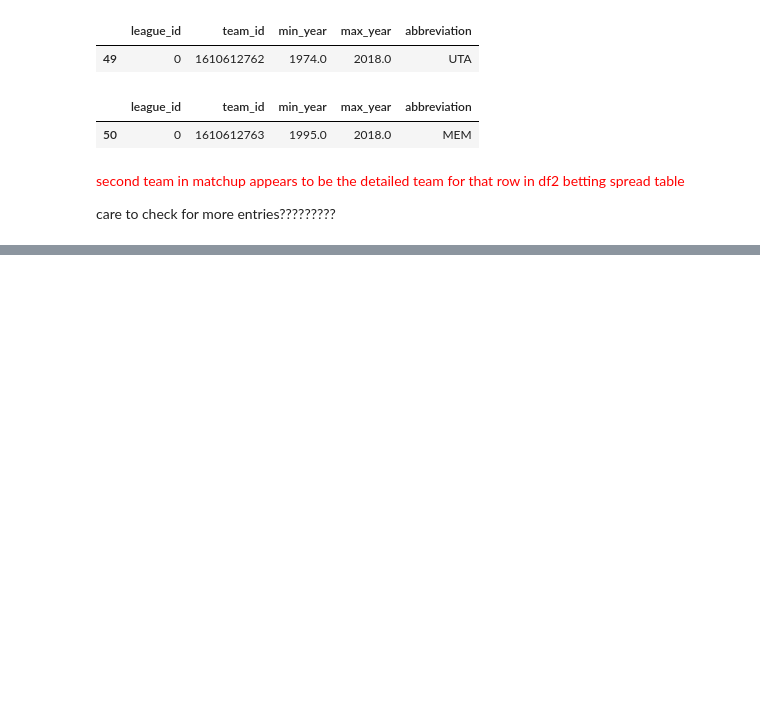
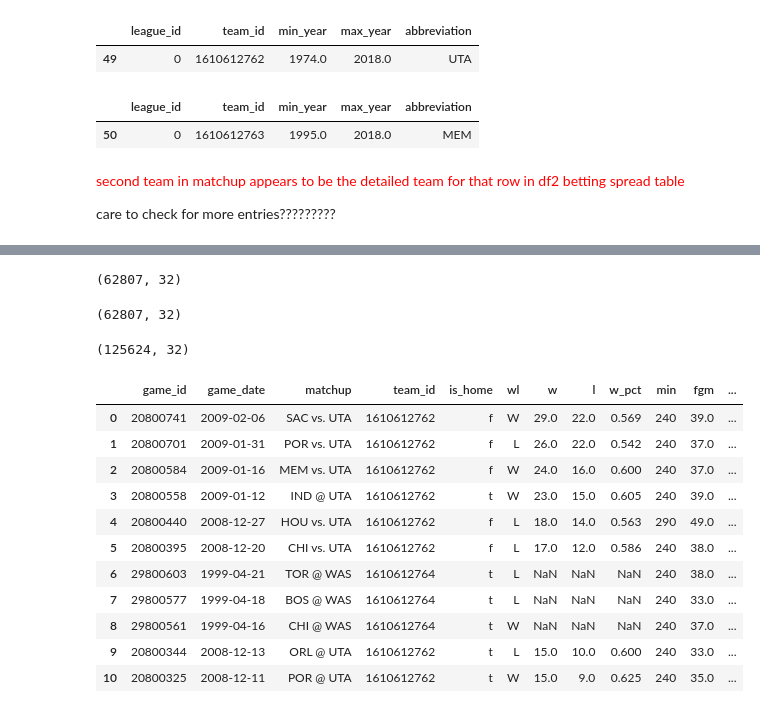
Before and after one commit to pauljacob/capstoneNBA, a Jupyter notebook: Untitled Folder/capstone2_spreadv2.ipynb, the cells around one changed output, grey strips where cells are left out. Drawn from its saved outputs; the diff is of its cells as text; code cells hidden in the pictures; blank space fills up the shorter version.

```diff
--- a/Untitled Folder/capstone2_spreadv2.ipynb
+++ b/Untitled Folder/capstone2_spreadv2.ipynb
@@ -173,0 +322,29 @@ care to check for more entries?????????<font>
+# %%
+#check for is_home is True and whether team wins or loses
+
+df2[df2['wl'] == 'W'].shape
+# %% [output]
+(62807, 32)
+# %%
+df2[df2['wl'] == 'L'].shape
+# %% [output]
+(62807, 32)
+# %%
+df2.shape
+# %% [output]
+(125624, 32)
+# %%
+df2.head(11)
+# %% [output]
+|  | game_id | game_date | matchup | team_id | is_home | wl | w | l | w_pct | min | fgm | ... |
+| 0 | 20800741 | 2009-02-06 | SAC vs. UTA | 1610612762 | f | W | 29.0 | 22.0 | 0.569 | 240 | 39.0 | ... |
+| 1 | 20800701 | 2009-01-31 | POR vs. UTA | 1610612762 | f | L | 26.0 | 22.0 | 0.542 | 240 | 37.0 | ... |
+| 2 | 20800584 | 2009-01-16 | MEM vs. UTA | 1610612762 | f | W | 24.0 | 16.0 | 0.600 | 240 | 37.0 | ... |
+| 3 | 20800558 | 2009-01-12 | IND @ UTA | 1610612762 | t | W | 23.0 | 15.0 | 0.605 | 240 | 39.0 | ... |
+| 4 | 20800440 | 2008-12-27 | HOU vs. UTA | 1610612762 | f | L | 18.0 | 14.0 | 0.563 | 290 | 49.0 | ... |
+| 5 | 20800395 | 2008-12-20 | CHI vs. UTA | 1610612762 | f | L | 17.0 | 12.0 | 0.586 | 240 | 38.0 | ... |
+| 6 | 29800603 | 1999-04-21 | TOR @ WAS | 1610612764 | t | L | NaN | NaN | NaN | 240 | 38.0 | ... |
+| 7 | 29800577 | 1999-04-18 | BOS @ WAS | 1610612764 | t | L | NaN | NaN | NaN | 240 | 33.0 | ... |
+| 8 | 29800561 | 1999-04-16 | CHI @ WAS | 1610612764 | t | W | NaN | NaN | NaN | 240 | 37.0 | ... |
+| 9 | 20800344 | 2008-12-13 | ORL @ UTA | 1610612762 | t | L | 15.0 | 10.0 | 0.600 | 240 | 33.0 | ... |
+| 10 | 20800325 | 2008-12-11 | POR @ UTA | 1610612762 | t | W | 15.0 | 9.0 | 0.625 | 240 | 35.0 | ... |
```
Also changed, not shown: parts of 28 cells of this notebook.
